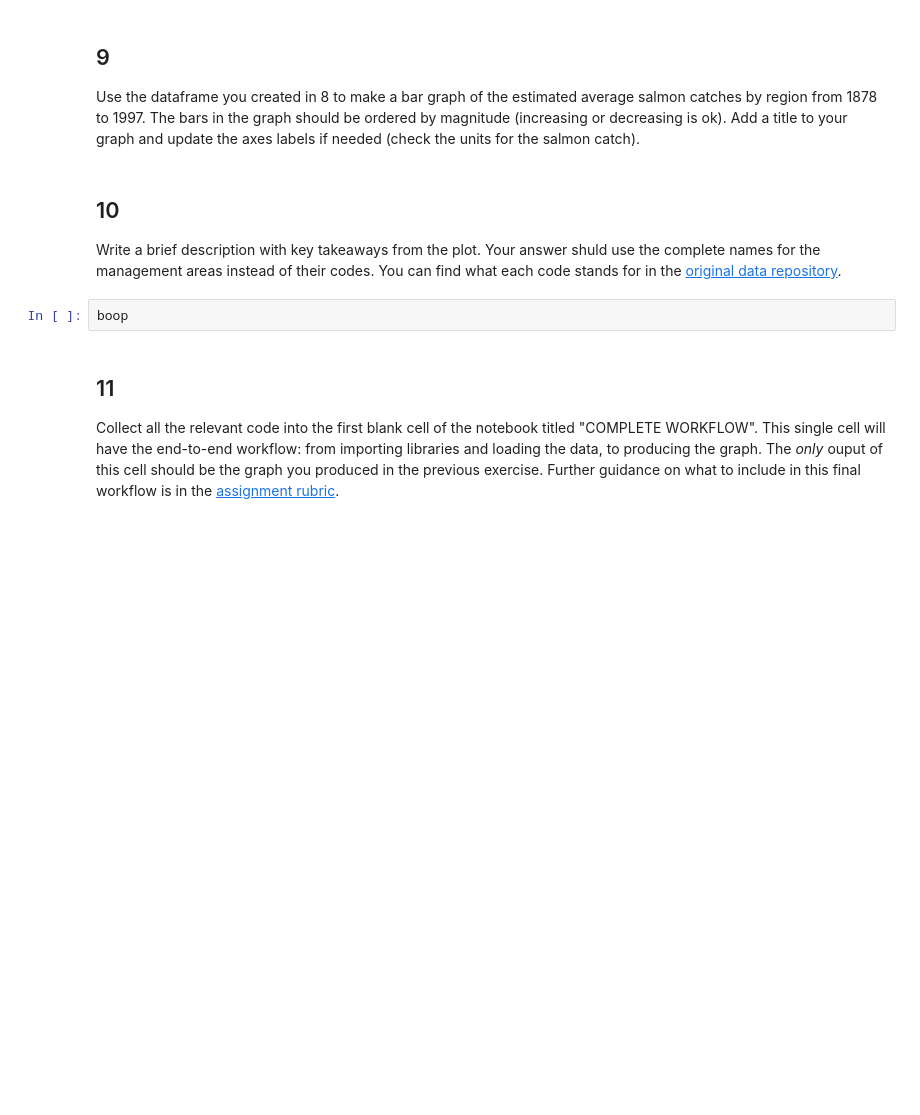
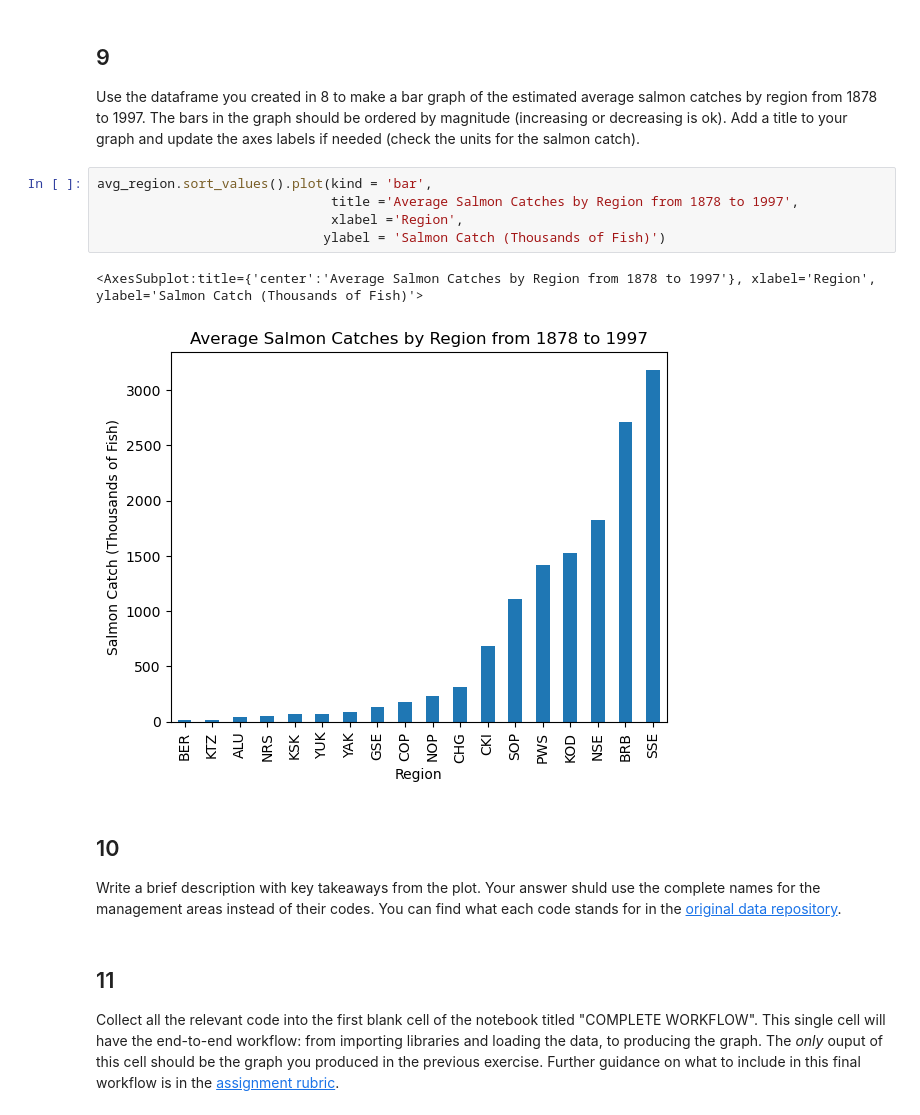
Before and after one commit to kimberleewong/eds220-hwk2, a Jupyter notebook: hwk2-task2-salmon.ipynb, the cells around one changed output. Drawn from its saved outputs; the diff is of its cells as text; blank space fills up the shorter version.

Commit message:
create graph for question 9

```diff
--- a/hwk2-task2-salmon.ipynb
+++ b/hwk2-task2-salmon.ipynb
@@ -253,6 +253,14 @@ Name: Catch, dtype: float64
 ## 9
 
 Use the dataframe you created in 8 to make a bar graph of the estimated average salmon catches by region from 1878 to 1997. The bars in the graph should be ordered by magnitude (increasing or decreasing is ok). Add a title  to your graph and update the axes labels if needed (check the units for the salmon catch).
+# %%
+avg_region.sort_values().plot(kind = 'bar',
+                              title ='Average Salmon Catches by Region from 1878 to 1997',
+                              xlabel ='Region',
+                             ylabel = 'Salmon Catch (Thousands of Fish)')
+# %% [output]
+<AxesSubplot:title={'center':'Average Salmon Catches by Region from 1878 to 1997'}, xlabel='Region', ylabel='Salmon Catch (Thousands of Fish)'>
+[figure, added]
 # %% [markdown]
 <!-- END QUESTION -->
 
@@ -261,8 +269,6 @@ Use the dataframe you created in 8 to make a bar graph of the estimated average
 ## 10
 
 Write a brief description with key takeaways from the plot. Your answer shuld use the complete names for the management areas instead of their codes. You can find what each code stands for in the [original data repository](https://knb.ecoinformatics.org/view/df35b.304.2#df35b.303.1).
-# %%
-boop
 # %% [markdown]
 ## 11
 
```
